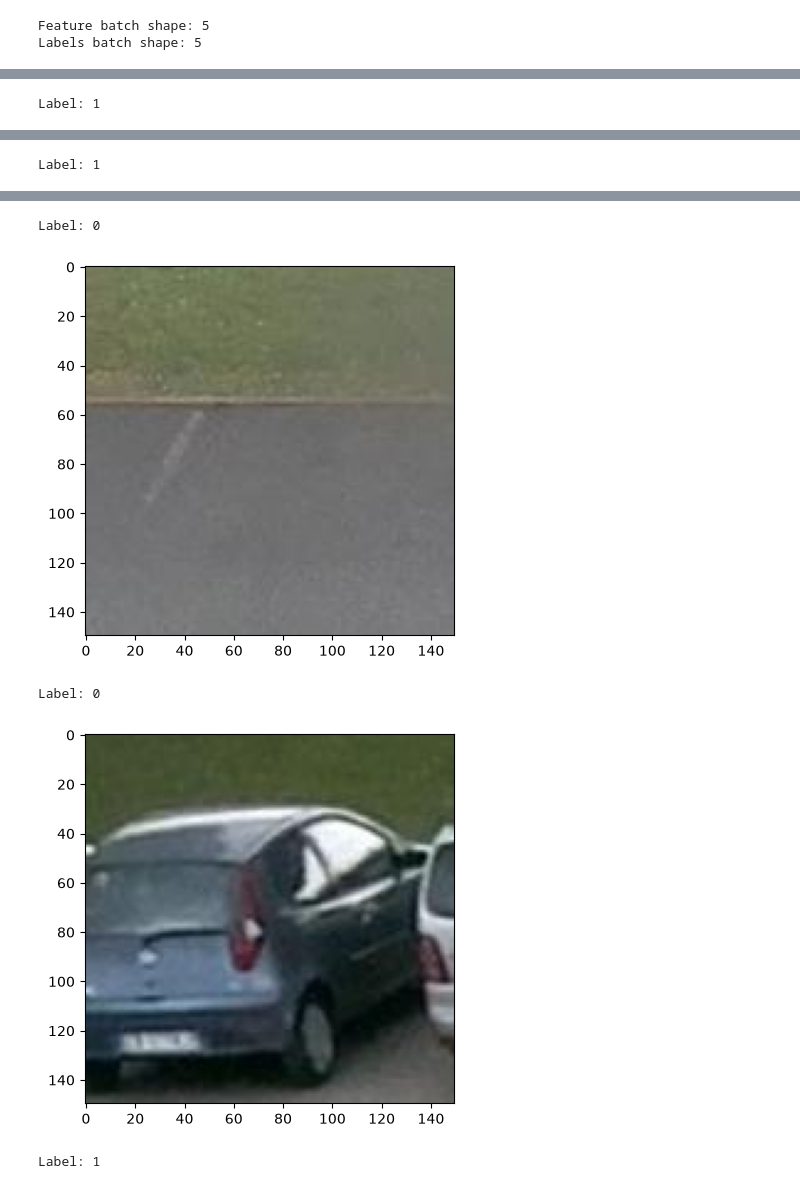
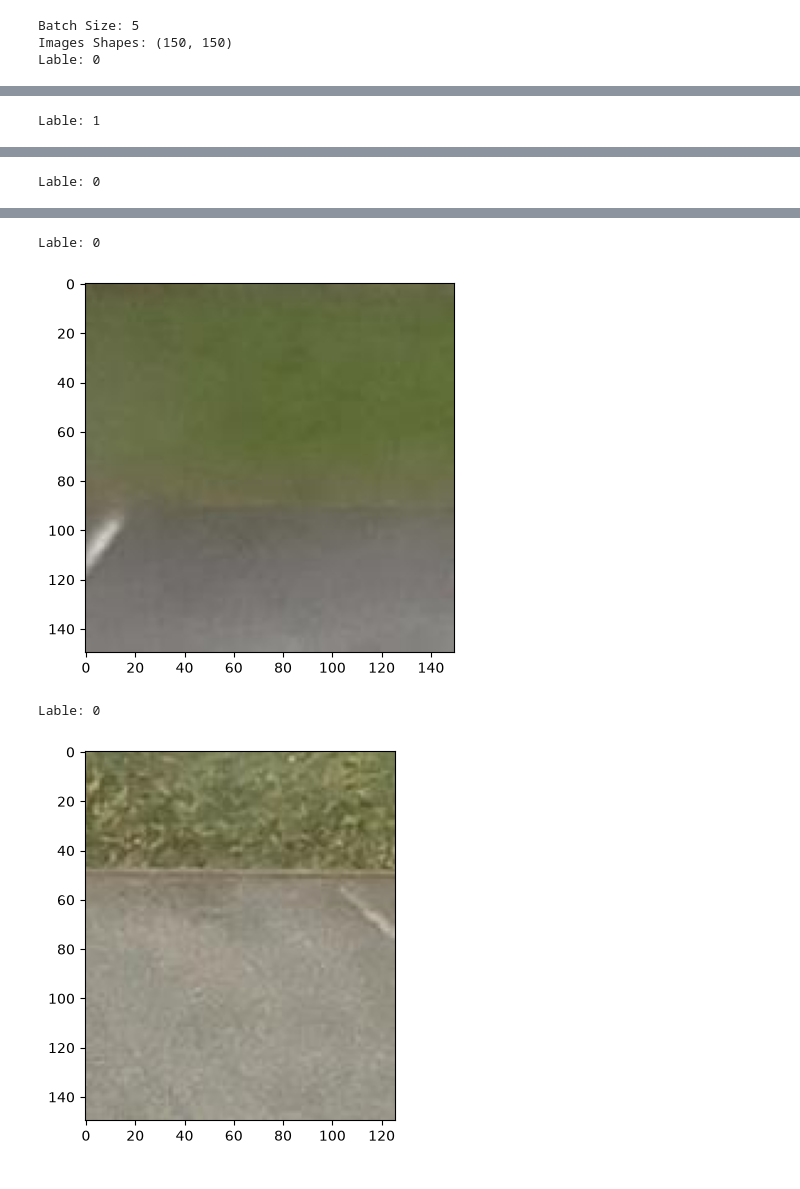
Before and after one commit to dfrangel/malexnet-parking-reproduction, a Jupyter notebook: notebooks/01_dataloader.ipynb, the cells around one changed output, grey strips where cells are left out. Saved outputs shown, nothing was run; the diff lists cells and outputs as text; code cells hidden in the pictures.

Commit message:
refactor : using new custom function on dataloader

```diff
--- a/notebooks/01_dataloader.ipynb
+++ b/notebooks/01_dataloader.ipynb
@@ -1,37 +1,39 @@
 # %%
 import sys
 import os
+import matplotlib.pyplot as plt
+from torch.utils.data import DataLoader
+
 module_path = os.path.abspath(os.path.join('..', 'src'))
 if module_path not in sys.path:
     sys.path.append(module_path)
-from dataloader import Dataset
-from PIL import Image
-import matplotlib.pyplot as plt
-from torch.utils.data import DataLoader
+from dataloader import Dataset, pil_collate_fn
 
 dataset = Dataset(
     patches_path="../data/CNRPark-EXT/PATCHES",
     labels_file="../data/CNRPark-EXT/LABELS/train.txt",
+    transforms=None
 )
-
-batch_size = 5
-
-train_dataloader_img = DataLoader(dataset.img_paths, batch_size, shuffle=None)
-train_dataloader_label = DataLoader(dataset.img_labels, batch_size, shuffle=None)
 # %%
 # Display image and label.
-train_features = next(iter(train_dataloader_img))
-train_labels = next(iter(train_dataloader_label))
-print(f"Feature batch shape: {len(train_features)}")
-print(f"Labels batch shape: {len(train_labels)}")
+batch_size = 5
 
-# Print all the images and labels (TRY WITH SMALL BATCHES)
-for i in range(0, len(train_features)):
-    img = Image.open(train_features[i])
+train_dataloader = DataLoader(dataset, batch_size=batch_size, shuffle=True,
+    collate_fn=pil_collate_fn # custom function to organize dataset iteration
+)
+
+train_features, train_labels = next(iter(train_dataloader))
+print(f"Batch Size: {len(train_features)}")
+print(f"Images Shapes: {train_features[0].size}")
+
+# Printing all images in batch
+for i in range(batch_size):
+    img = train_features[i]
     label = train_labels[i]
     plt.imshow(img)
+    print(f"Lable: {train_labels[i]}")
     plt.show()
-    print(f"Label: {label}")
 # %% [output]
-Feature batch shape: 5
-Labels batch shape: 5
+Batch Size: 5
+Images Shapes: (150, 150)
+Lable: 0
@@ -39 +41 @@ Labels batch shape: 5
-Label: 1
+Lable: 1
@@ -41 +43 @@ Label: 1
-Label: 1
+Lable: 0
@@ -43,5 +45,4 @@ Label: 1
-Label: 0
+Lable: 0
-[figure, old version]
+[figure, new version]
-Label: 0
+Lable: 0
-[figure, old version]
+[figure, new version]
-Label: 1
```
Also changed, not shown: parts of 1 cell of this notebook.
